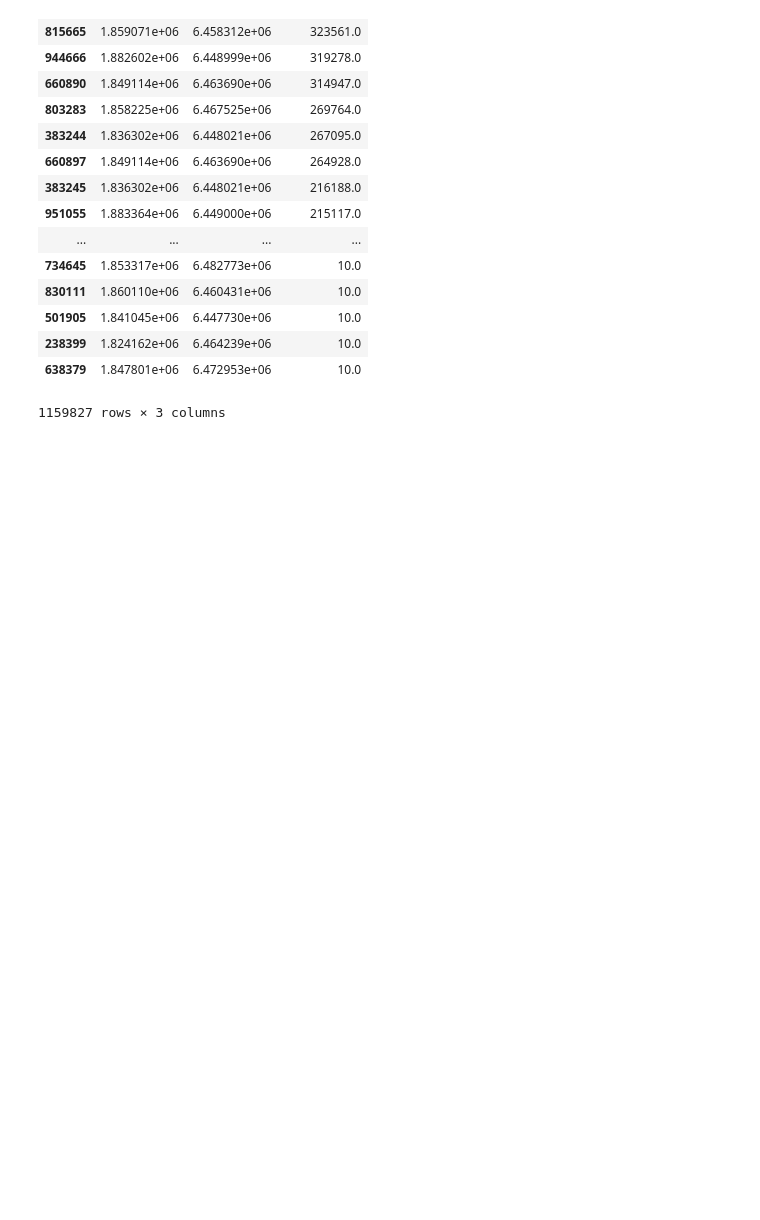
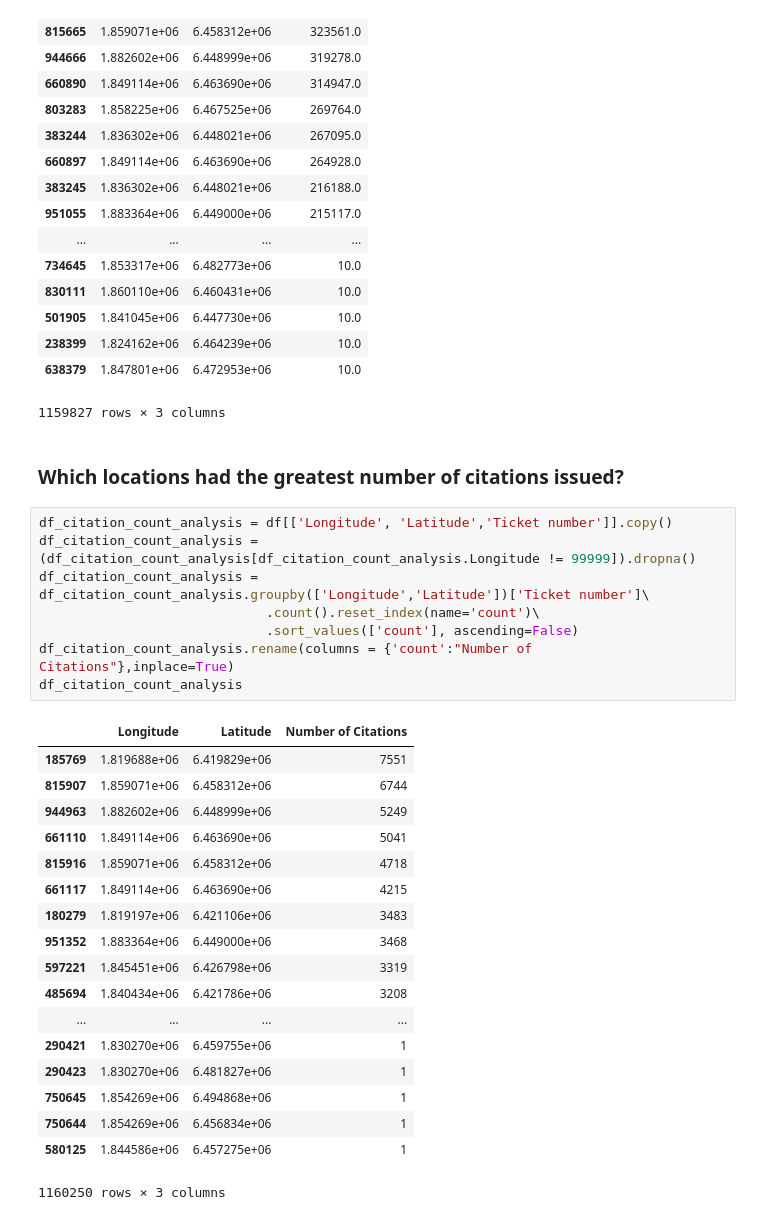
Before and after one commit to ROARMarketingConcepts/Data-Analysis-Projects, a Jupyter notebook: LA_Parking_Citation_Analysis.ipynb, the cells around one changed output. Saved outputs shown, nothing was run; the diff lists cells and outputs as text; blank space fills up the shorter version.

```diff
--- a/LA_Parking_Citation_Analysis.ipynb
+++ b/LA_Parking_Citation_Analysis.ipynb
@@ -354,3 +338,32 @@ df_fine_analysis.sort_values(by='Fine amount',ascending=False)
 | 238399 | 1.824162e+06 | 6.464239e+06 | 10.0 |
 | 638379 | 1.847801e+06 | 6.472953e+06 | 10.0 |
 1159827 rows × 3 columns
+# %% [markdown]
+### Which locations had the greatest number of citations issued?
+# %%
+df_citation_count_analysis = df[['Longitude', 'Latitude','Ticket number']].copy()
+df_citation_count_analysis = (df_citation_count_analysis[df_citation_count_analysis.Longitude != 99999]).dropna()
+df_citation_count_analysis = df_citation_count_analysis.groupby(['Longitude','Latitude'])['Ticket number']\
+                             .count().reset_index(name='count')\
+                             .sort_values(['count'], ascending=False)
+df_citation_count_analysis.rename(columns = {'count':"Number of Citations"},inplace=True)
+df_citation_count_analysis
+# %% [output]
+|  | Longitude | Latitude | Number of Citations |
+| 185769 | 1.819688e+06 | 6.419829e+06 | 7551 |
+| 815907 | 1.859071e+06 | 6.458312e+06 | 6744 |
+| 944963 | 1.882602e+06 | 6.448999e+06 | 5249 |
+| 661110 | 1.849114e+06 | 6.463690e+06 | 5041 |
+| 815916 | 1.859071e+06 | 6.458312e+06 | 4718 |
+| 661117 | 1.849114e+06 | 6.463690e+06 | 4215 |
+| 180279 | 1.819197e+06 | 6.421106e+06 | 3483 |
+| 951352 | 1.883364e+06 | 6.449000e+06 | 3468 |
+| 597221 | 1.845451e+06 | 6.426798e+06 | 3319 |
+| 485694 | 1.840434e+06 | 6.421786e+06 | 3208 |
+| ... | ... | ... | ... |
+| 290421 | 1.830270e+06 | 6.459755e+06 | 1 |
+| 290423 | 1.830270e+06 | 6.481827e+06 | 1 |
+| 750645 | 1.854269e+06 | 6.494868e+06 | 1 |
+| 750644 | 1.854269e+06 | 6.456834e+06 | 1 |
+| 580125 | 1.844586e+06 | 6.457275e+06 | 1 |
+1160250 rows × 3 columns
```
Also changed, not shown: parts of 5 cells of this notebook.
